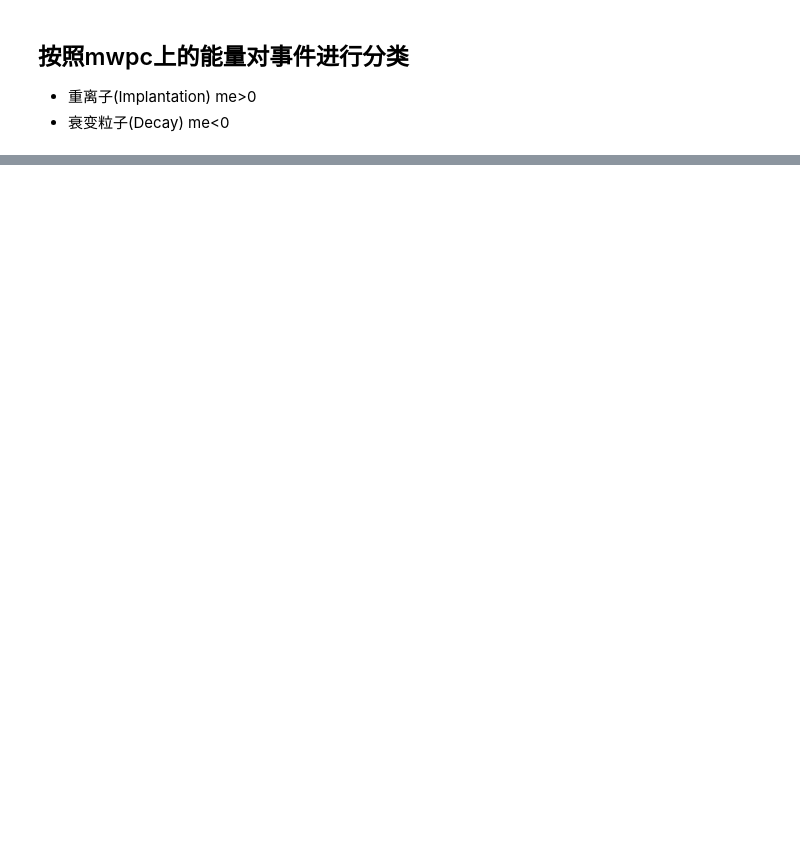
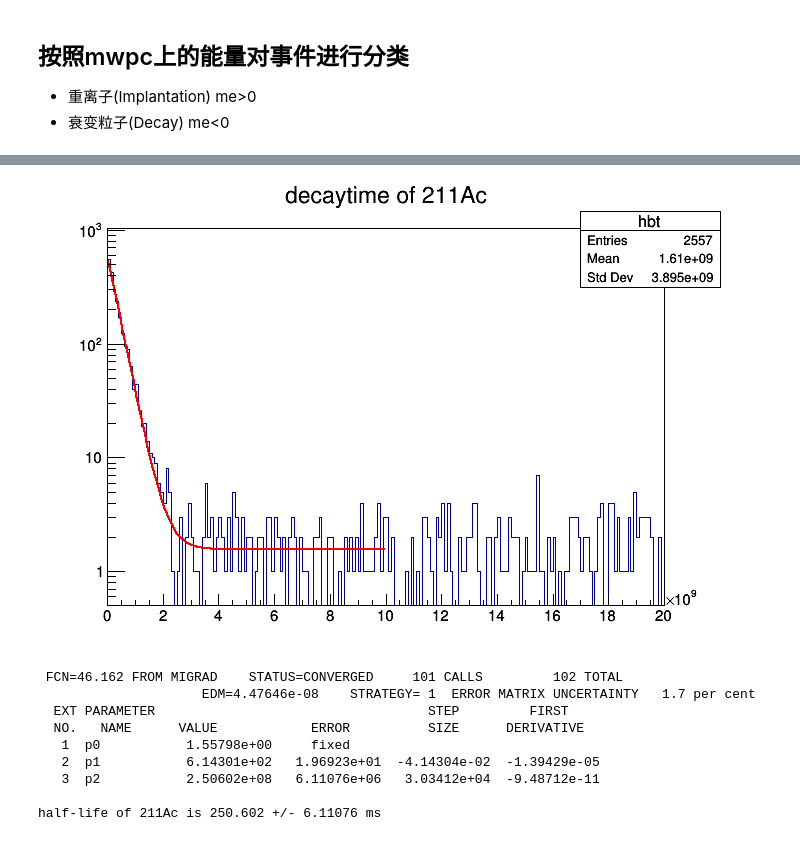
Before and after one commit to pkuNucExp/Data-Analysis-Course, a Jupyter notebook: chapt4/Hi-decay correlation.ipynb, the cells around one changed output, grey strips where cells are left out. Cells and saved outputs as stored; diff of their text form; code cells hidden in the pictures; blank space fills up the shorter version.

```diff
--- a/chapt4/Hi-decay correlation.ipynb
+++ b/chapt4/Hi-decay correlation.ipynb
@@ -132,0 +160,20 @@ c1->Draw();
+# %%
+TF1 *fdecay1= new TF1("fdecay1","[0]+[1]*TMath::Exp(-x*TMath::Log(2.)/[2])",1,1e10);
+fdecay1->FixParameter(0,p01);
+fdecay1->SetParameter(2,1e8);
+hbt->Fit(fdecay1,"R");
+cout<<endl;
+cout<<"half-life of 211Ac is "<<fdecay1->GetParameter(2)/1e6<<" +/- "<<fdecay1->GetParError(2)/1e6<<" ms"<<endl;
+c1->SetLogy();
+c1->Draw();
+# %% [output]
+[figure, added]
+ FCN=46.162 FROM MIGRAD    STATUS=CONVERGED     101 CALLS         102 TOTAL
+                     EDM=4.47646e-08    STRATEGY= 1  ERROR MATRIX UNCERTAINTY   1.7 per cent
+  EXT PARAMETER                                   STEP         FIRST
+  NO.   NAME      VALUE            ERROR          SIZE      DERIVATIVE
+   1  p0           1.55798e+00     fixed
+   2  p1           6.14301e+02   1.96923e+01  -4.14304e-02  -1.39429e-05
+   3  p2           2.50602e+08   6.11076e+06   3.03412e+04  -9.48712e-11
+
+half-life of 211Ac is 250.602 +/- 6.11076 ms
```
Also changed, not shown: parts of 19 cells of this notebook, 1 other file.
